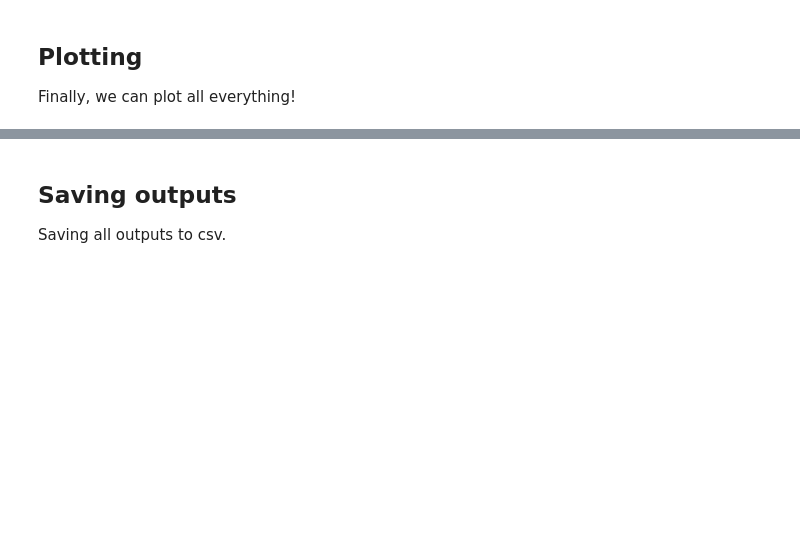
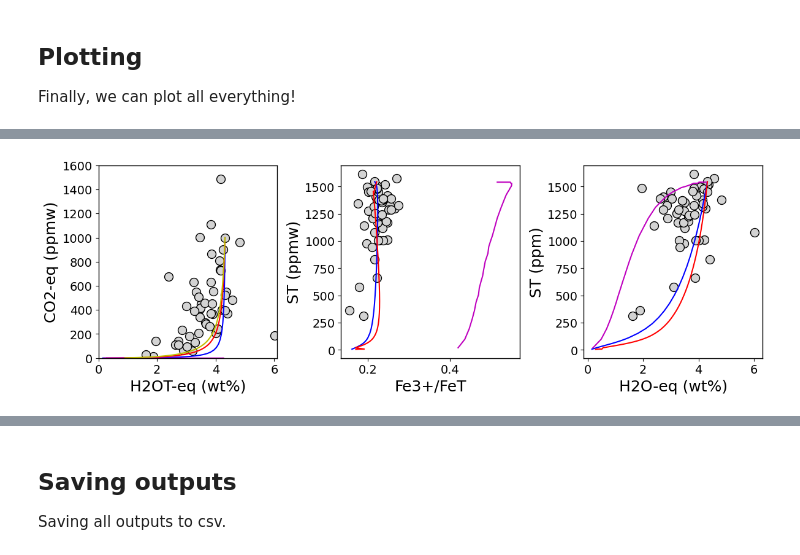
Before and after one commit to kaylai/VolFe-featurebranch, a Jupyter notebook: docs/Examples/5a marianas.ipynb, the cells around one changed output, grey strips where cells are left out. Saved outputs shown, nothing was run; the diff lists cells and outputs as text; code cells hidden in the pictures; blank space fills up the shorter version.

Commit message:
added comparison to other tools

```diff
--- a/docs/Examples/5a marianas.ipynb
+++ b/docs/Examples/5a marianas.ipynb
@@ -182,0 +210,2 @@ done 2025-02-19 12:04:58.316012
+# %%
+sulfur_X = pd.read_csv("../files/comparison/sulfur_X.csv")  # load data
@@ -183,3 +216,5 @@ done 2025-02-19 12:04:58.316012
+# %%
+chosetto = pd.read_csv("../files/comparison/chosetto.csv")  # load data
 # %% [markdown]
 ## Plotting
 
@@ -235,3 +267,42 @@ fig.tight_layout(pad=1.0)
+# %%
+x = (chosetto['FeO_Fe2O3']*2.*71.844)/159.69
+chosetto_Fe3_FeT = 1.-(x/(x+1.))
+# %%
+fig, (ax1,ax2,ax3) = plt.subplots(1, 3, figsize=(12,4))
+
+# H2O-CO2
+ax1.plot(my_analyses['H2O'], my_analyses['CO2ppm'], 'ok', mfc='lightgrey')
+ax1.plot(degassing_closed_1['H2OT-eq_wtpc'], degassing_closed_1['CO2T-eq_ppmw'], '-b')
+ax1.plot(sulfur_X['wH2O_melt'], sulfur_X['wCO2_melt'], '-r')
+ax1.plot(chosetto['wm_H2O']*100., chosetto['wm_CO2']*100000., '-m')
+ax1.plot(vesical_volatilecalc['H2O_liq'], vesical_volatilecalc['CO2_liq']*10000., '-y')
+#ax1.plot(evo['H2OT-eq_wtpc'], evo['CO2T-eq_ppmw'], '-c')
+ax1.set_xlabel('H2OT-eq (wt%)')
+ax1.set_ylabel('CO2-eq (ppmw)')
+ax1.set_ylim([0,1600])
+ax1.set_xlim([0,6.1])
+
+# Fe3+/FeT-ST
+ax2.plot(my_analyses['Fe3FeT'], my_analyses['STppm'], 'ok', mfc='lightgrey')
+ax2.plot(degassing_closed_1['Fe3+/FeT'], degassing_closed_1['ST_ppmw'], '-b')
+ax2.plot(sulfur_X['ferric_ratio'], sulfur_X['wS_melt'], '-r')
+ax2.plot(chosetto_Fe3_FeT, chosetto['wm_S']*1000000., '-m')
+#ax2.plot(evo['Fe3+/FeT'], evo['ST_ppmw'], '-c')
+ax2.set_xlabel('Fe3+/FeT')
+ax2.set_ylabel('ST (ppmw)')
+
+
+# H2O-ST
+ax3.plot(my_analyses['H2O'], my_analyses['STppm'], 'ok', mfc='lightgrey')
+ax3.plot(degassing_closed_1['H2OT-eq_wtpc'], degassing_closed_1['ST_ppmw'], '-b')
+ax3.plot(sulfur_X['wH2O_melt'], sulfur_X['wS_melt'], '-r')
+ax3.plot(chosetto['wm_H2O']*100., chosetto['wm_S']*1000000., '-m')
+#ax3.plot(evo['H2OT-eq_wtpc'], evo['ST_ppmw'], '-c')
+ax3.set_xlabel('H2O-eq (wt%)')
+ax3.set_ylabel('ST (ppm)')
+fig.tight_layout(pad=1.0)
+# %% [output]
+[figure, added]
 # %%
 fig, (ax1,ax2) = plt.subplots(1, 2, figsize=(8,4))
 
```
Also changed, not shown: parts of 19 cells of this notebook, 6 other files.
